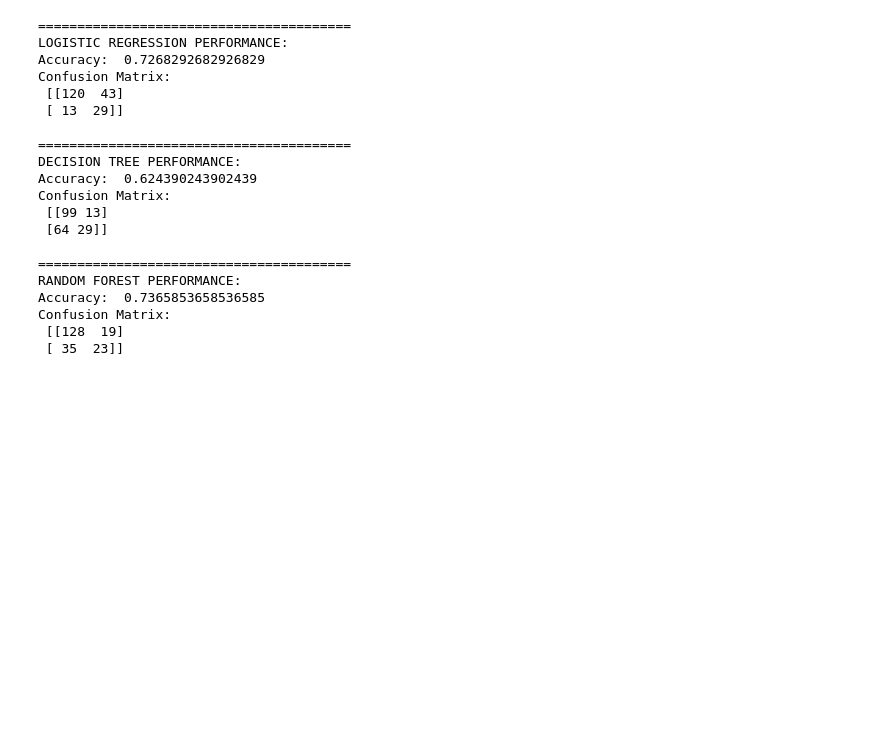
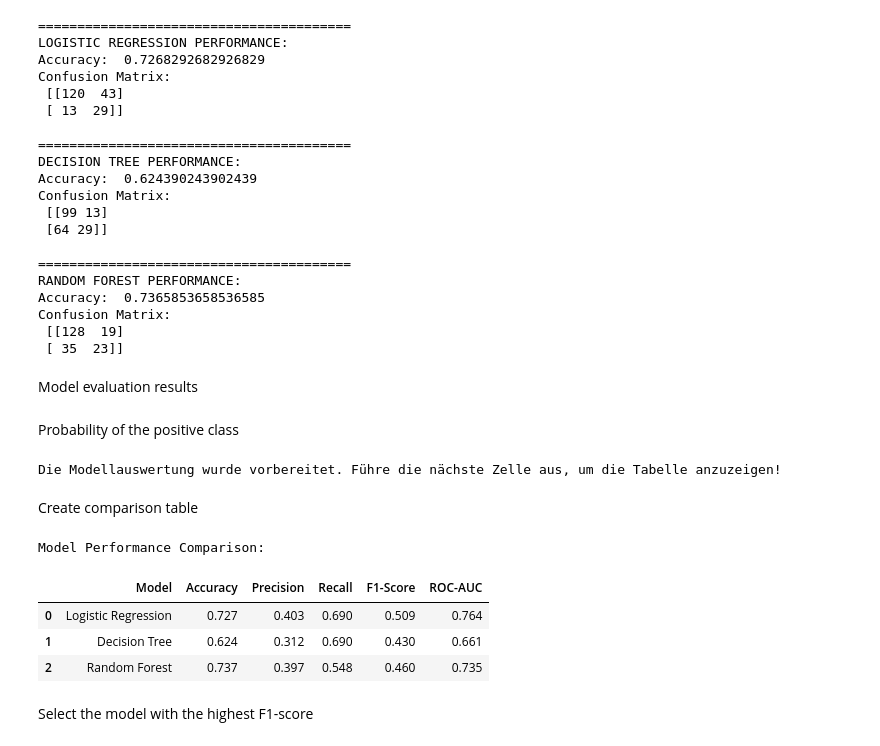
Before and after one commit to lyudmildimitrov1997-sudo/pppp, a Jupyter notebook: Case 1_FINAL.ipynb, the cells around one changed output. Cells and saved outputs as stored; diff of their text form; code cells hidden in the pictures; blank space fills up the shorter version.

```diff
--- a/Case 1_FINAL.ipynb
+++ b/Case 1_FINAL.ipynb
@@ -45,0 +38,11 @@ data_b = pd.read_excel(
+# %%
+# Wir nutzen den direkten Pfad zu deinem Google Drive Hauptverzeichnis (MyDrive)
+file_path = "/content/drive/MyDrive/"
+
+try:
+    data_a = pd.read_excel(file_path + "cybersecurity_assessment.xlsx")
+    data_b = pd.read_excel(file_path + "supplier_master.xlsx")
+    print("Erfolgreich geladen!")
+except FileNotFoundError as e:
+    print(f"Fehler beim Laden: {e}")
+    print("\nHinweis: Falls die Dateien in einem Unterordner in deinem Google Drive liegen, passe den 'file_path' an (z. B. '/content/drive/MyDrive/MeinUnterordner/').")
@@ -324,3 +329,52 @@ Accuracy:  0.7365853658536585
 Confusion Matrix:
  [[128  19]
  [ 35  23]]
+# %% [markdown]
+Model evaluation results
+# %%
+results = []
+
+models = {
+    "Logistic Regression": log_reg,
+    "Decision Tree": clf_tree,
+    "Random Forest": rf
+}
+
+for name, model in models.items():
+    if name == "Logistic Regression":
+        y_pred = model.predict(X_test_scaled)
+        y_prob = model.predict_proba(X_test_scaled)[:, 1]
+    else:
+        y_pred = model.predict(X_test)
+        y_prob = model.predict_proba(X_test)[:, 1]
+
+    results.append({
+        "Model": name,
+        "Accuracy": accuracy_score(y_test, y_pred),
+        "Precision": precision_score(y_test, y_pred, zero_division=0),
+        "Recall": recall_score(y_test, y_pred, zero_division=0),
+        "F1-Score": f1_score(y_test, y_pred, zero_division=0),
+        "ROC-AUC": roc_auc_score(y_test, y_prob)
+    })
+# %% [markdown]
+Probability of the positive class
+# %%
+# Diese Berechnung wird nun vollständig in der Zelle darüber durchgeführt.
+print("Die Modellauswertung wurde vorbereitet. Führe die nächste Zelle aus, um die Tabelle anzuzeigen!")
+# %% [output]
+Die Modellauswertung wurde vorbereitet. Führe die nächste Zelle aus, um die Tabelle anzuzeigen!
+# %% [markdown]
+Create comparison table
+# %%
+results_df = pd.DataFrame(results)
+
+print("Model Performance Comparison:")
+display(results_df.round(3))
+# %% [output]
+Model Performance Comparison:
+|  | Model | Accuracy | Precision | Recall | F1-Score | ROC-AUC |
+| 0 | Logistic Regression | 0.727 | 0.403 | 0.690 | 0.509 | 0.764 |
+| 1 | Decision Tree | 0.624 | 0.312 | 0.690 | 0.430 | 0.661 |
+| 2 | Random Forest | 0.737 | 0.397 | 0.548 | 0.460 | 0.735 |
+# %% [markdown]
+Select the model with the highest F1-score
```
Also changed, not shown: parts of 4 cells of this notebook.
